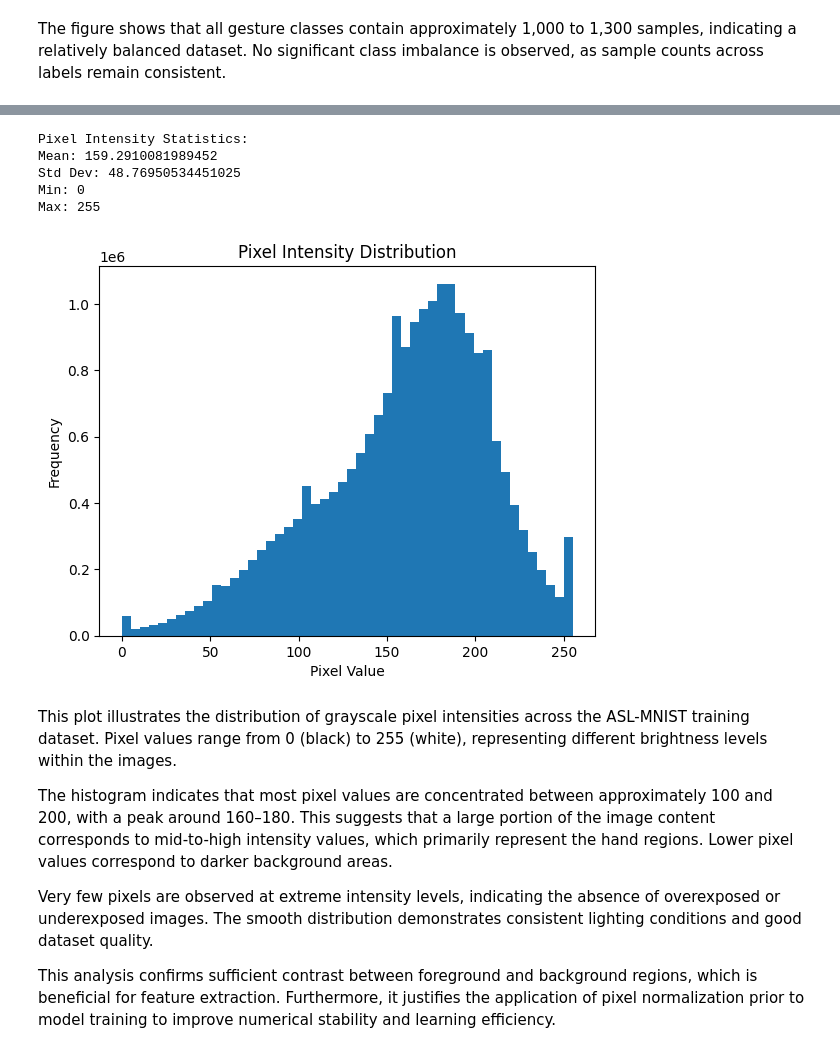
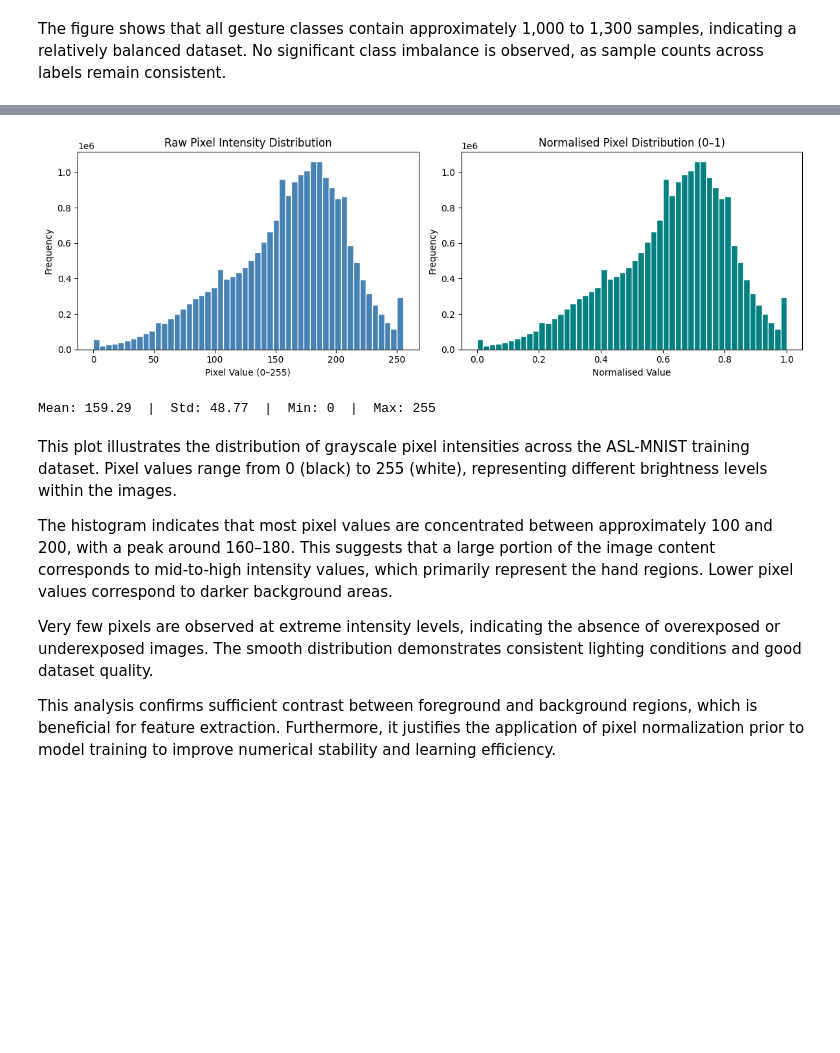
Before and after one commit to RavikrishnanVithushan/Research-Project, a Jupyter notebook: Sign_Language_CNN.ipynb, the cells around one changed output, grey strips where cells are left out. Saved outputs shown, nothing was run; the diff lists cells and outputs as text; code cells hidden in the pictures; blank space fills up the shorter version.

```diff
--- a/Sign_Language_CNN.ipynb
+++ b/Sign_Language_CNN.ipynb
@@ -42,8 +45,13 @@ Note: you may need to restart the kernel to use updated packages.
 train_df = pd.read_csv("data/sign_mnist_train.csv")
 test_df = pd.read_csv("data/sign_mnist_test.csv")
 
-X_train = train_df.drop("label", axis=1)
-y_train = train_df["label"]
+X_train_raw = train_df.drop("label", axis=1)
+y_train_raw = train_df["label"]
 
-X_test = test_df.drop("label", axis=1)
-y_test = test_df["label"]
+X_test_raw = test_df.drop("label", axis=1)
+y_test_raw = test_df["label"]
+
+print(f'Training samples : {len(train_df):,}')
+print(f'Test samples     : {len(test_df):,}')
+print(f'Feature columns  : {X_train_raw.shape[1]}')
+print(f'Classes          : {sorted(y_train_raw.unique())}')
@@ -126,28 +136,29 @@ show_sample_images(X_train, y_train)
 # %%
 # -----------------------------
-# 5. Pixel Intensity Analysis
+# 3.4 Pixel Intensity Analysis
 # -----------------------------
-pixels = X_train.values.flatten()
+pixels = X_train_raw.values.flatten()
 
-print("\nPixel Intensity Statistics:")
-print("Mean:", np.mean(pixels))
-print("Std Dev:", np.std(pixels))
-print("Min:", np.min(pixels))
-print("Max:", np.max(pixels))
+fig, axes = plt.subplots(1, 2, figsize=(12, 4))
 
-plt.figure()
-plt.hist(pixels, bins=50)
-plt.title("Pixel Intensity Distribution")
-plt.xlabel("Pixel Value")
-plt.ylabel("Frequency")
+axes[0].hist(pixels, bins=50, color='steelblue', edgecolor='white')
+axes[0].set_title('Raw Pixel Intensity Distribution')
+axes[0].set_xlabel('Pixel Value (0–255)')
+axes[0].set_ylabel('Frequency')
+
+norm_pixels = pixels / 255.0
+axes[1].hist(norm_pixels, bins=50, color='teal', edgecolor='white')
+axes[1].set_title('Normalised Pixel Distribution (0–1)')
+axes[1].set_xlabel('Normalised Value')
+axes[1].set_ylabel('Frequency')
+
+plt.tight_layout()
 plt.show()
+
+print(f'Mean: {np.mean(pixels):.2f}  |  Std: {np.std(pixels):.2f}  |  Min: {np.min(pixels)}  |  Max: {np.max(pixels)}')
 # %% [output]
+[figure, new version]
-Pixel Intensity Statistics:
-Mean: 159.2910081989452
-Std Dev: 48.76950534451025
-Min: 0
-Max: 255
+Mean: 159.29  |  Std: 48.77  |  Min: 0  |  Max: 255
-[figure, old version]
 # %% [markdown]
 This plot illustrates the distribution of grayscale pixel intensities across the ASL-MNIST training dataset. Pixel values range from 0 (black) to 255 (white), representing different brightness levels within the images.
 
```
Also changed, not shown: parts of 38 cells of this notebook.
